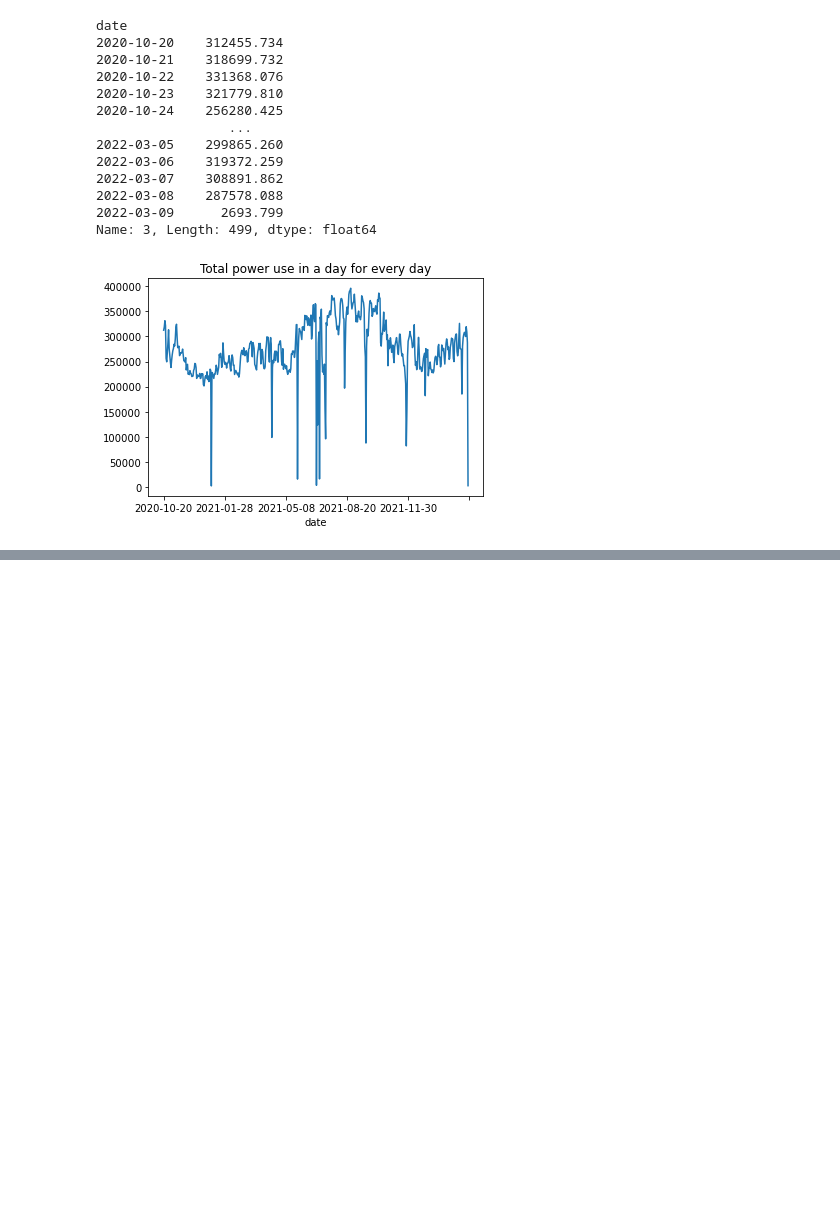
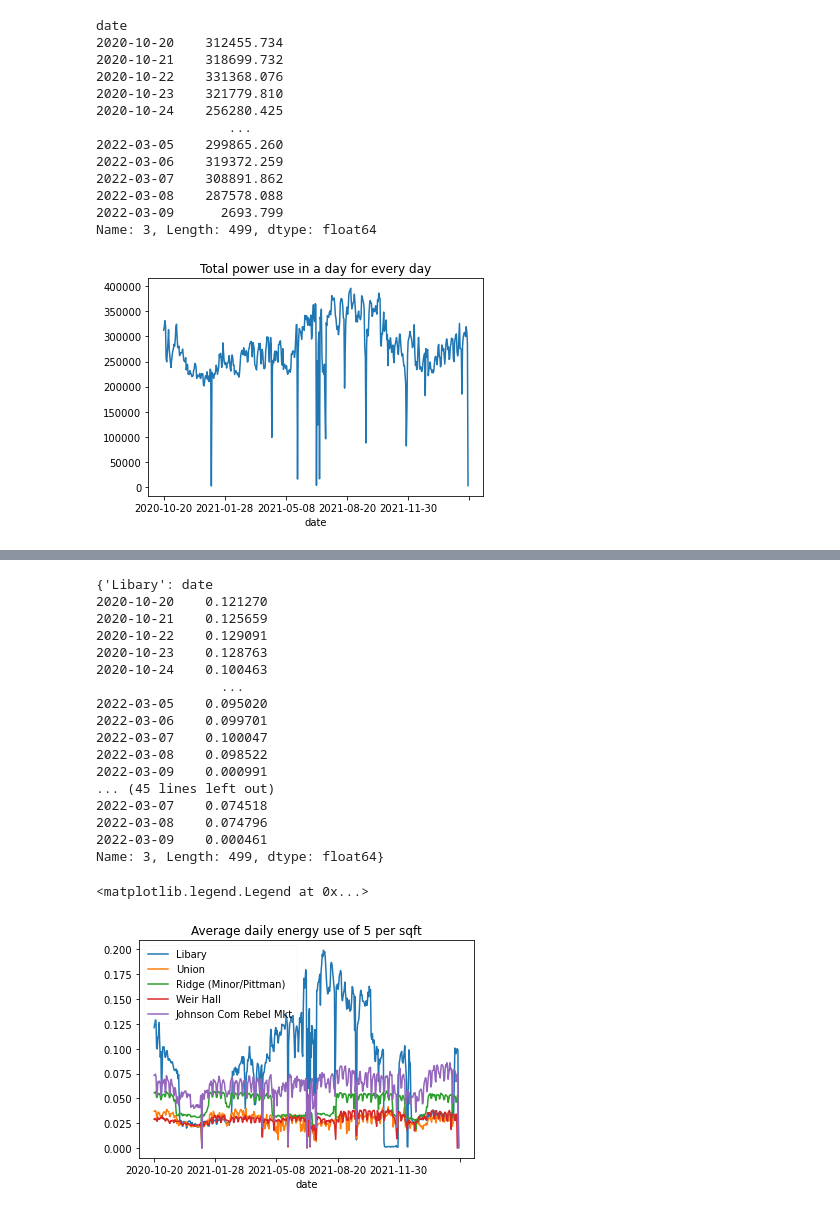
Before and after one commit to Derherpderderp/Csci343Project3, a Jupyter notebook: Csci343Project3hhgarret.ipynb, the cells around one changed output, grey strips where cells are left out. Saved outputs shown, nothing was run; the diff lists cells and outputs as text; code cells hidden in the pictures; blank space fills up the shorter version.

```diff
--- a/Csci343Project3hhgarret.ipynb
+++ b/Csci343Project3hhgarret.ipynb
@@ -288,0 +307,40 @@ Name: 3, Length: 497, dtype: float64}
+# %%
+fig, ax = plt.subplots()
+allowedbuilds = [['Libary', 'Library Addition', 'Library Annex'], ['Union'], ['Ridge (Minor/Pittman)', 'Papa Johns'], ['Weir Hall'], ['Johnson Com Rebel Mkt']]
+# Student Union (new and renovated)   160,767  GSF
+# JD Williams Library  208,518 GSF
+# Minor Hall   83,297 GSF
+# Weir Hall   34,014 GSG
+# Johnson Commons West.  55,847 GSF
+allowedbuildssqft = [160767, 208518, 83297, 34014, 55847]
+i = 0;
+sums = {}
+for building in allowedbuilds:
+    singsum = merged.loc[(merged[1].isin(building))].groupby('date')[3].sum()
+    singsum /= allowedbuildssqft[i]
+    i += 1
+    sums.update({building[0] : singsum})
+print(sums)
+for key in sums:
+    buildingPlot = sums[key].plot(ax=ax, kind = 'line', x = 'date', y = 3, label = key, title = "Average daily energy use of 5 per sqft")
+buildingPlot.legend(loc='upper left', fancybox = True, framealpha = 0.1)
+# %% [output]
+{'Libary': date
+2020-10-20    0.121270
+2020-10-21    0.125659
+2020-10-22    0.129091
+2020-10-23    0.128763
+2020-10-24    0.100463
+                ...
+2022-03-05    0.095020
+2022-03-06    0.099701
+2022-03-07    0.100047
+2022-03-08    0.098522
+2022-03-09    0.000991
+... (45 lines left out)
+2022-03-07    0.074518
+2022-03-08    0.074796
+2022-03-09    0.000461
+Name: 3, Length: 499, dtype: float64}
+<matplotlib.legend.Legend at 0x...>
+[figure, added]
```
Also changed, not shown: parts of 3 cells of this notebook.
